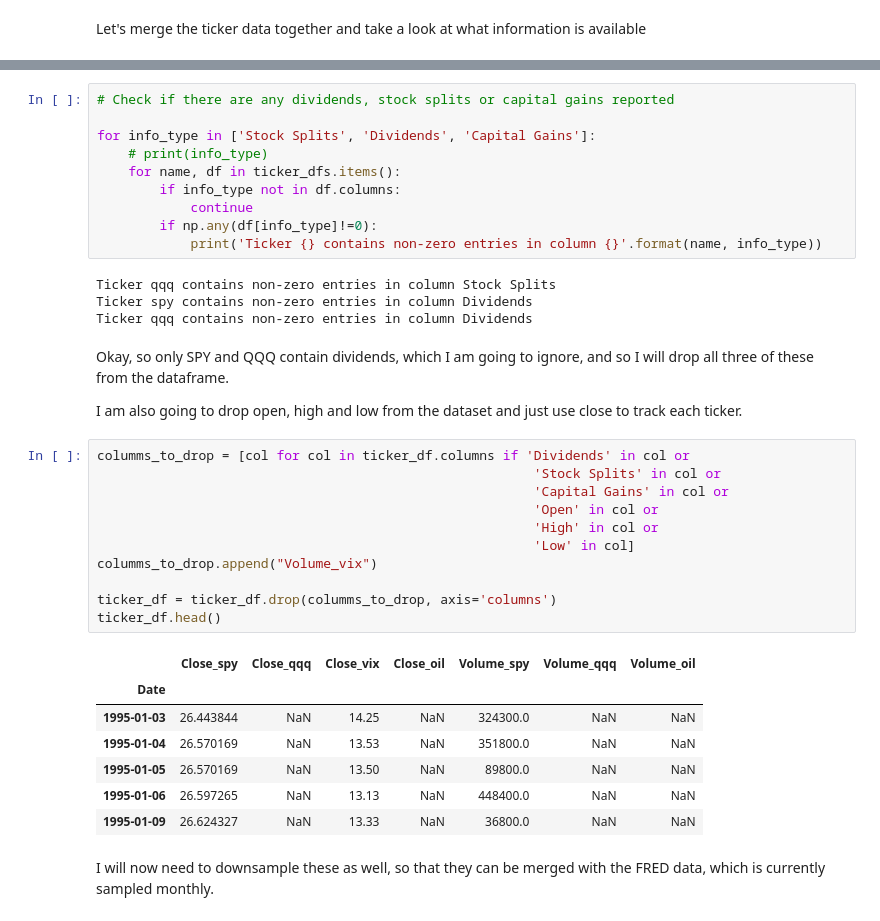
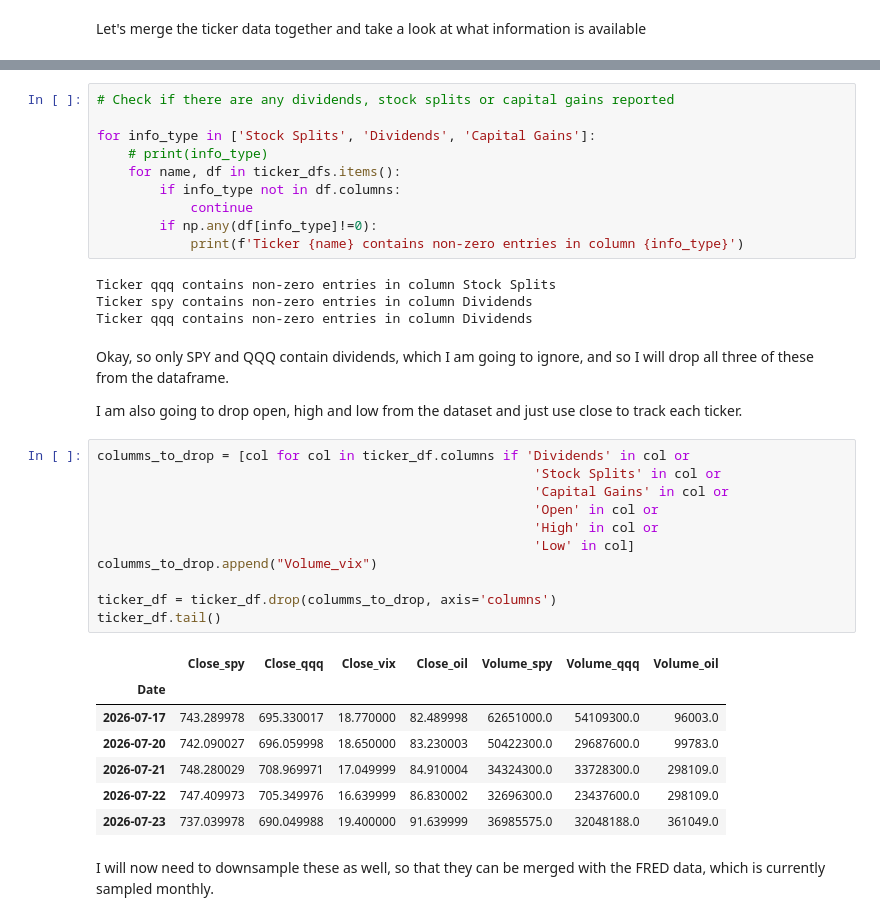
Before and after one commit to jarrybarber/macro_market_signals, a Jupyter notebook: notebooks/01_data_collection.ipynb, the cells around one changed output, grey strips where cells are left out. Saved outputs shown, nothing was run; the diff lists cells and outputs as text.

```diff
--- a/notebooks/01_data_collection.ipynb
+++ b/notebooks/01_data_collection.ipynb
@@ -324,7 +283,7 @@ for info_type in ['Stock Splits', 'Dividends', 'Capital Gains']:
         if info_type not in df.columns:
             continue
         if np.any(df[info_type]!=0):
-            print('Ticker {} contains non-zero entries in column {}'.format(name, info_type))
+            print(f'Ticker {name} contains non-zero entries in column {info_type}')
 # %% [output]
 Ticker qqq contains non-zero entries in column Stock Splits
 Ticker spy contains non-zero entries in column Dividends
@@ -336,22 +295,22 @@ I am also going to drop open, high and low from the dataset and just use close t
 # %%
 columms_to_drop = [col for col in ticker_df.columns if 'Dividends' in col or
                                                         'Stock Splits' in col or
                                                         'Capital Gains' in col or
                                                         'Open' in col or
                                                         'High' in col or
                                                         'Low' in col]
 columms_to_drop.append("Volume_vix")
 
 ticker_df = ticker_df.drop(columms_to_drop, axis='columns')
-ticker_df.head()
+ticker_df.tail()
 # %% [output]
 |  | Close_spy | Close_qqq | Close_vix | Close_oil | Volume_spy | Volume_qqq | Volume_oil |
 | Date |  |  |  |  |  |  |  |
-| 1995-01-03 | 26.443844 | NaN | 14.25 | NaN | 324300.0 | NaN | NaN |
-| 1995-01-04 | 26.570169 | NaN | 13.53 | NaN | 351800.0 | NaN | NaN |
-| 1995-01-05 | 26.570169 | NaN | 13.50 | NaN | 89800.0 | NaN | NaN |
-| 1995-01-06 | 26.597265 | NaN | 13.13 | NaN | 448400.0 | NaN | NaN |
-| 1995-01-09 | 26.624327 | NaN | 13.33 | NaN | 36800.0 | NaN | NaN |
+| 2026-07-17 | 743.289978 | 695.330017 | 18.770000 | 82.489998 | 62651000.0 | 54109300.0 | 96003.0 |
+| 2026-07-20 | 742.090027 | 696.059998 | 18.650000 | 83.230003 | 50422300.0 | 29687600.0 | 99783.0 |
+| 2026-07-21 | 748.280029 | 708.969971 | 17.049999 | 84.910004 | 34324300.0 | 33728300.0 | 298109.0 |
+| 2026-07-22 | 747.409973 | 705.349976 | 16.639999 | 86.830002 | 32696300.0 | 23437600.0 | 298109.0 |
+| 2026-07-23 | 737.039978 | 690.049988 | 19.400000 | 91.639999 | 36985575.0 | 32048188.0 | 361049.0 |
 # %% [markdown]
 I will now need to downsample these as well, so that they can be merged with the FRED data, which is currently sampled monthly.
 # %%
```
Also changed, not shown: parts of 22 cells of this notebook, 4 other files.
